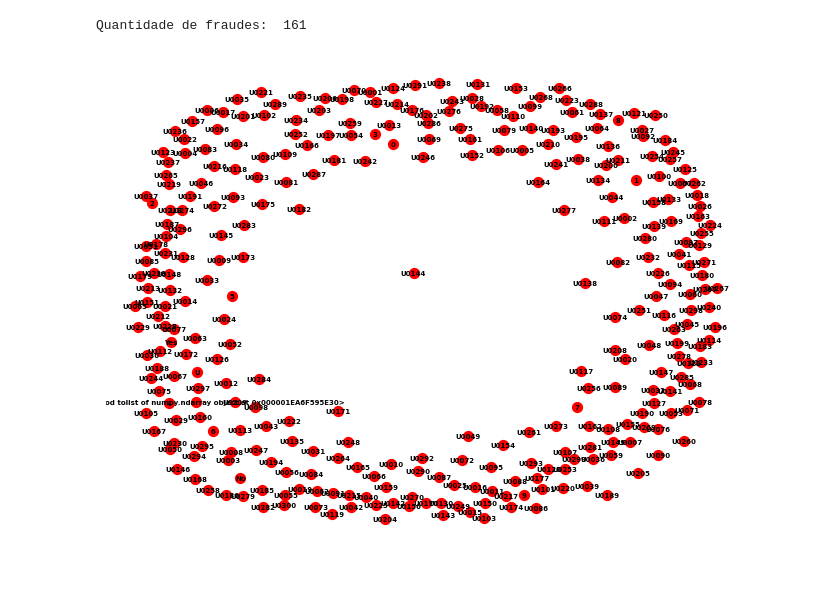
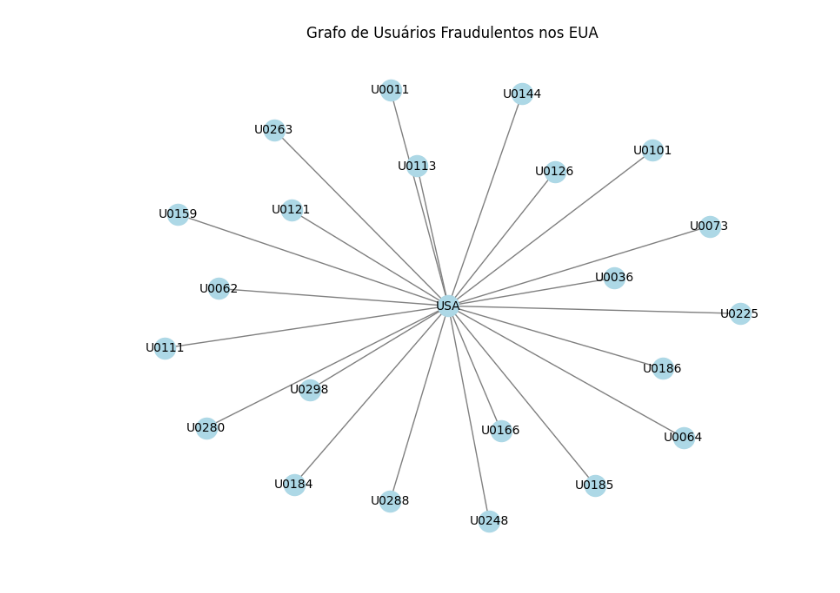
Before and after one commit to David-Mdrs/Cartoes_Transacoes_Fraudulentas, a Jupyter notebook: Fraude_Paises.ipynb, the cells around one changed output. Cells and saved outputs as stored; diff of their text form; code cells hidden in the pictures.

Commit message:
Fraudes na USA

```diff
--- a/Fraude_Paises.ipynb
+++ b/Fraude_Paises.ipynb
@@ -20,18 +17,19 @@ df.head()
-# %%
-# Criando grafo com ID apenas de usuários fraudulentos
-usuario_ID = []
-for transacao in range(len(df)):
-    if df.iloc[transacao]['Fraudulent'] == 'Yes':
-        usuario_ID += [df.iloc[transacao]['User ID']]
-
-# Analisando quantidade de fraudes do dataframe
-print('Quantidade de fraudes: ', len(usuario_ID))
-Grafo.add_nodes_from(usuario_ID)
-pos = nx.spring_layout(Grafo, seed = 42)
-
-# Criando layout do grafo
-nx.draw(Grafo, pos, with_labels = True, node_size = 50, node_color = 'red', font_size = 5, font_weight = 'bold')
-plt.show()
-# %% [output]
-Quantidade de fraudes:  161
-[figure, removed]
+# %%
+df_fraudulento = df[df['Fraudulent'] == 'Yes']  # Filtra apenas fraudes
+
+grafo_fraudulento = nx.Graph()
+grafo_fraudulento.add_node('USA')  # Adiciona o país como nó central
+
+for i in range(len(df_fraudulento)):
+    if df_fraudulento.iloc[i]['Country'] == 'USA':  # Verifica se o país é 'USA'
+        user_id = df_fraudulento.iloc[i]['User ID']
+        grafo_fraudulento.add_node(user_id)  # Adiciona o usuário como nó
+        grafo_fraudulento.add_edge(user_id, "USA")  # Conecta o usuário ao país
+
+# Plotando o grafo
+plt.figure(figsize=(8, 6))
+nx.draw(grafo_fraudulento, with_labels=True, node_color="lightblue", edge_color="gray", font_size=10)
+plt.title("Grafo de Usuários Fraudulentos nos EUA")
+plt.show()
+# %% [output]
+[figure, added]
```
Also changed, not shown: parts of 2 cells of this notebook.
